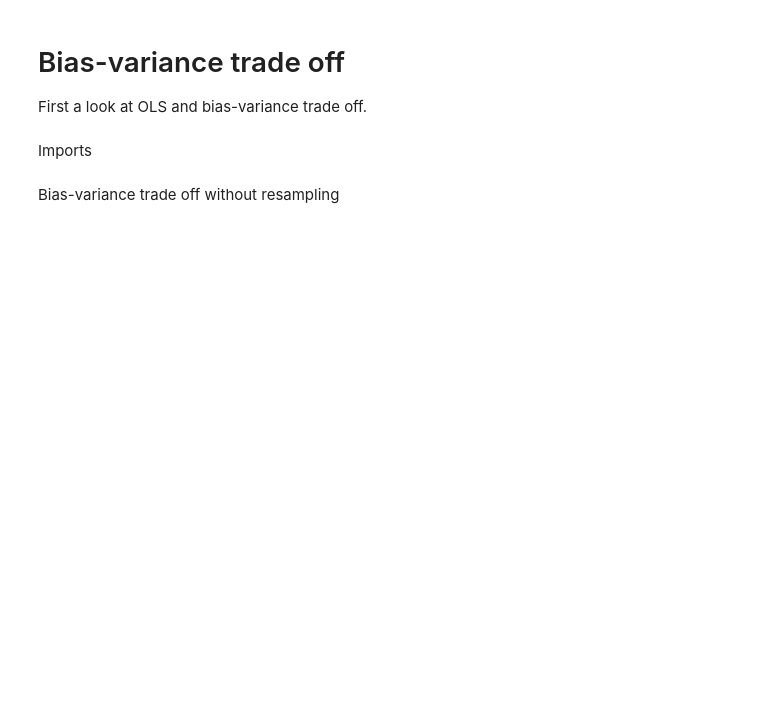
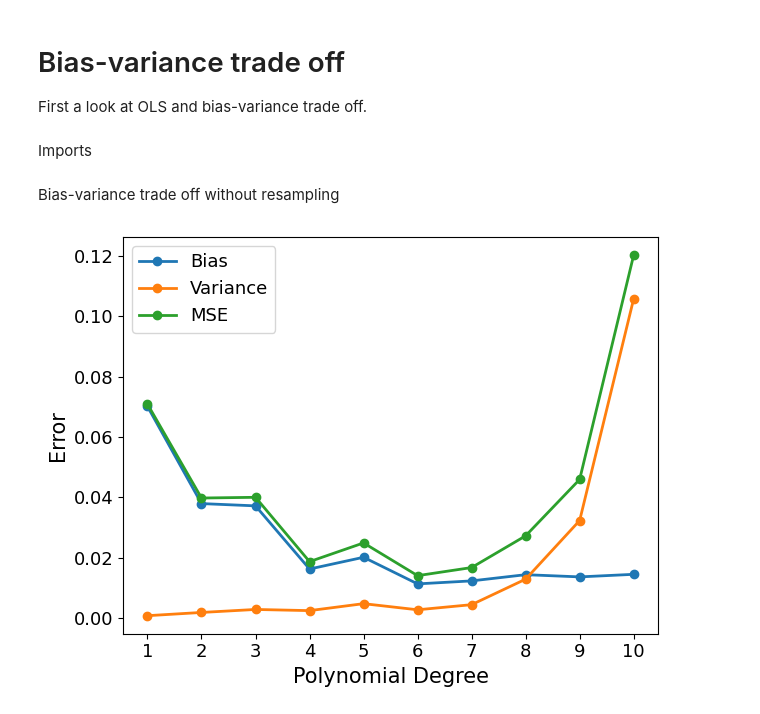
Before and after one commit to m-nader/FYS-STK4155-group14, a Jupyter notebook: project_1/Code/bias_variance.ipynb, the cells around one changed output. Saved outputs shown, nothing was run; the diff lists cells and outputs as text; code cells hidden in the pictures; blank space fills up the shorter version.

```diff
--- a/project_1/Code/bias_variance.ipynb
+++ b/project_1/Code/bias_variance.ipynb
@@ -72,3 +74,19 @@ for p in degrees:
+# %%
+# plotting
+plt.plot(degrees,biases, label='Bias', marker='o', linewidth=2)
+plt.plot(degrees, variances, label='Variance', marker='o', linewidth=2)
+plt.plot(degrees, mses, label='MSE', marker='o', linewidth=2)
+# plt.yscale('log')
+plt.xlabel('Polynomial Degree', fontsize=15)
+plt.ylabel('Error', fontsize=15)
+plt.xticks(degrees)
+plt.tick_params(axis='both', labelsize=13)
+plt.legend(fontsize=13, loc='upper left')
+plt.tight_layout(h_pad=3.0)  # Increase vertical space between plots
+plt.savefig("../Figures/bias_variance_n100.png", dpi=300, bbox_inches='tight')
+plt.show()
+# %% [output]
+[figure, added]
 # %%
 # plotting
 plt.plot(degrees,biases, label='Bias', marker='o', linewidth=2)
```
Also changed, not shown: parts of 4 cells of this notebook, 6 other files.
